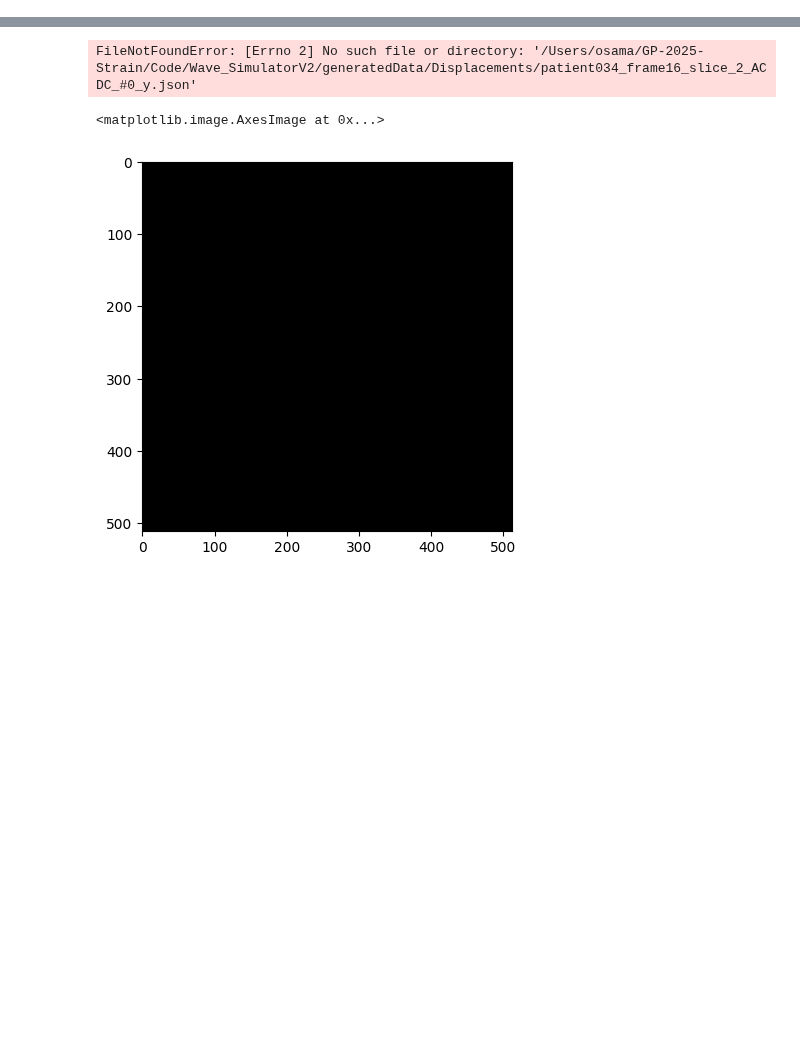
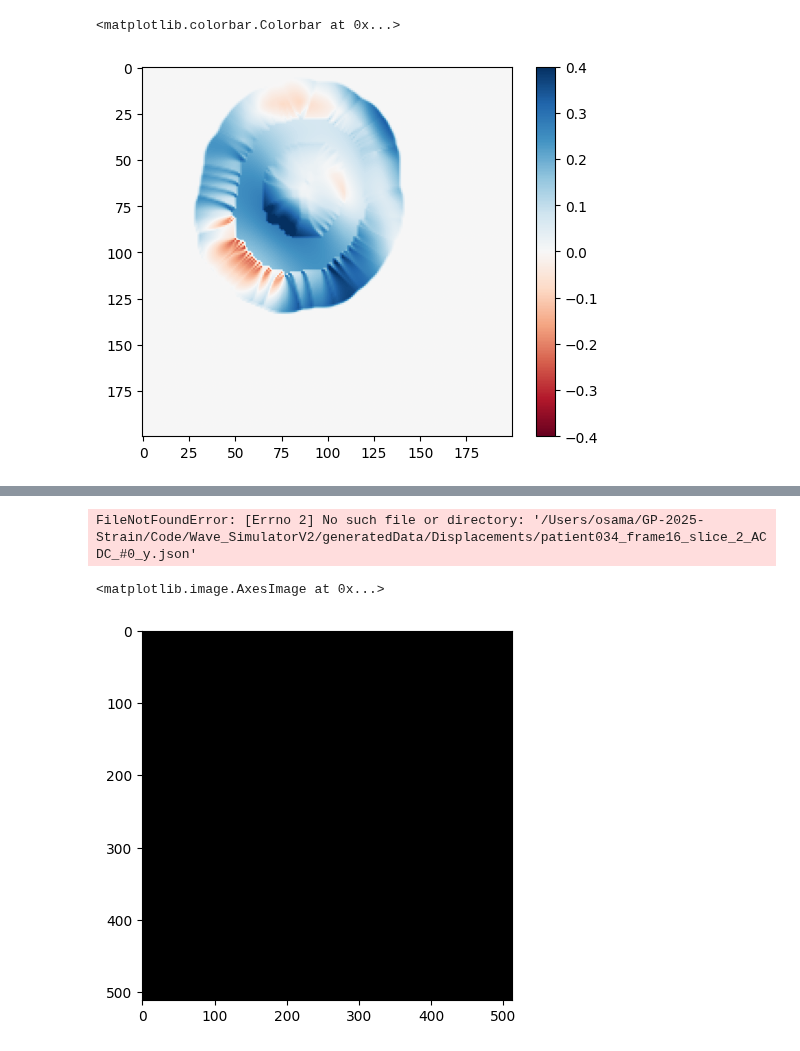
Before and after one commit to ahmedalii3/Cardiac-Strain-Mapping, a Jupyter notebook: Code/Wave_SimulatorV2/test.ipynb, the cells around one changed output, grey strips where cells are left out. Cells and saved outputs as stored; diff of their text form; code cells hidden in the pictures; blank space fills up the shorter version.

```diff
--- a/Code/Wave_SimulatorV2/test.ipynb
+++ b/Code/Wave_SimulatorV2/test.ipynb
@@ -224,6 +224,16 @@ def limit_strain_range(displacement_x, displacement_y, stretch, strain_upper_bou
     return dx, dy, initial_strain_tensor, final_strain_tensor, max_initial_strain, max_strain, min_initial_strain, min_strain
 # %%
 dx, dy, initial_strain_tensor, final_strain_tensor, max_initial_strain, max_strain, min_initial_strain, min_strain = limit_strain_range(x_disp, y_disp, False, 1)
+# %%
+from wave_simulation import compute_strains
+
+ep1, ep2, ep3 = compute_strains(x_disp, y_disp, 1,1)
+# %%
+plt.imshow(ep1[150:350, 150:350],cmap='RdBu', vmin=-0.4, vmax=0.4, alpha=1)
+plt.colorbar()
+# %% [output]
+<matplotlib.colorbar.Colorbar at 0x...>
+[figure, added]
 # %%
 # plt.imshow(frame1[150:350, 150:350])
 # plt.imshow(disp_mag[150:350, 150:350], cmap='jet', alpha=0.5)
```
Also changed, not shown: parts of 4 cells of this notebook, 11 other files.
